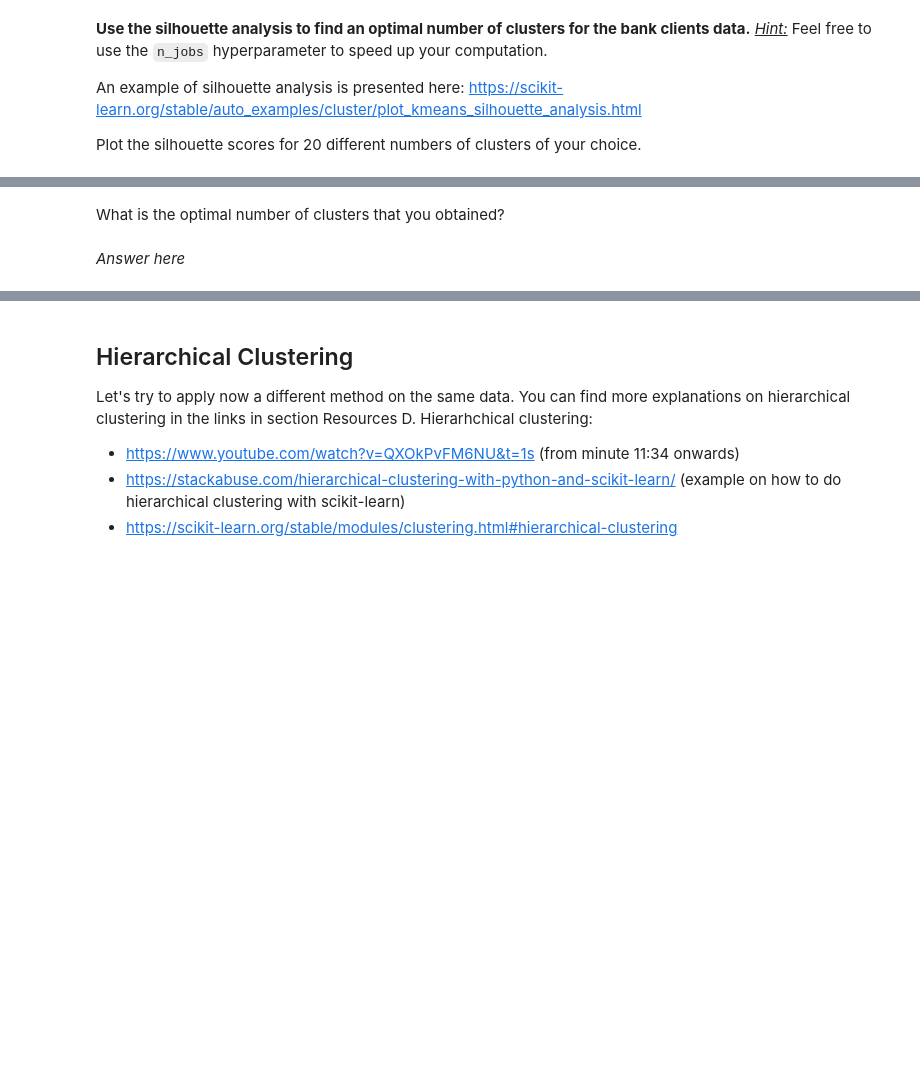
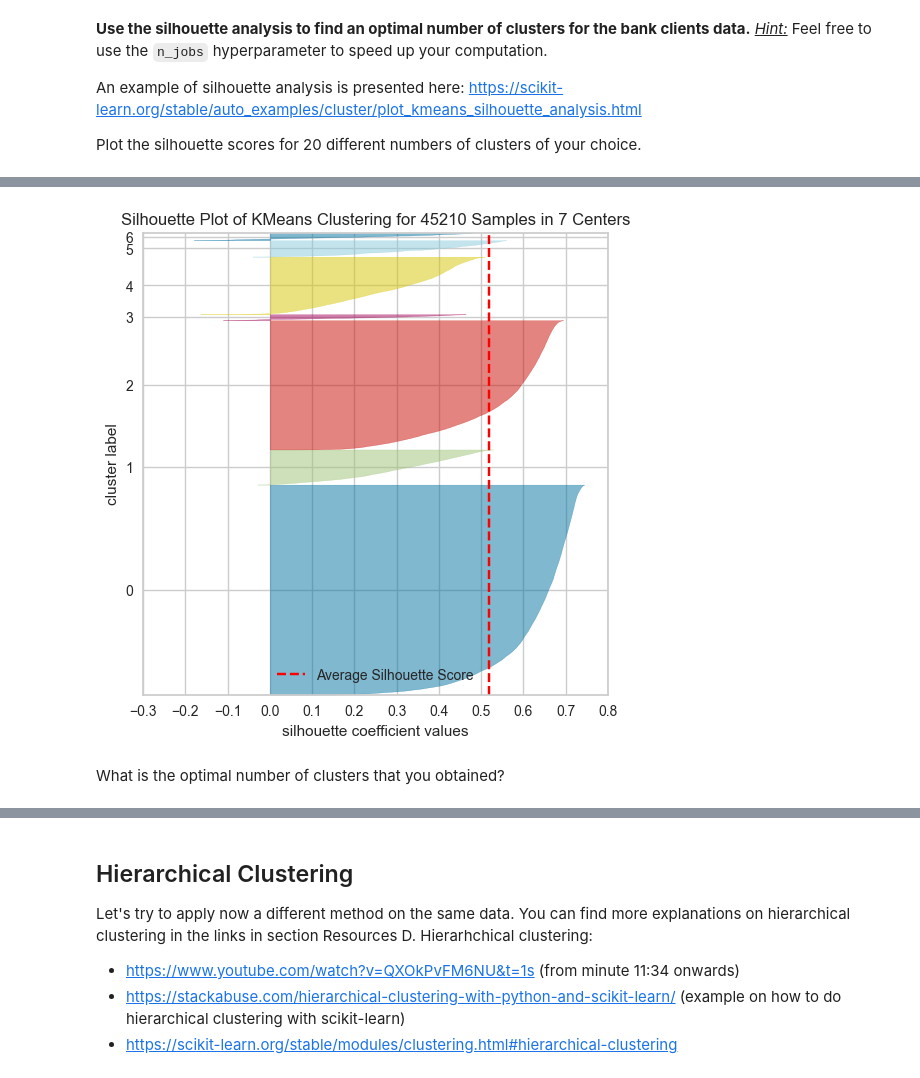
Before and after one commit to Emeline-C-C/ML_campusskills, a Jupyter notebook: ML2_Classification et Clustering/ML2.3_clustering_intro/notebook/Clustering_v2.ipynb, the cells around one changed output, grey strips where cells are left out. Saved outputs shown, nothing was run; the diff lists cells and outputs as text; code cells hidden in the pictures; blank space fills up the shorter version.

```diff
--- a/ML2_Classification et Clustering/ML2.3_clustering_intro/notebook/Clustering_v2.ipynb
+++ b/ML2_Classification et Clustering/ML2.3_clustering_intro/notebook/Clustering_v2.ipynb
@@ -354,4 +465,12 @@ Plot the silhouette scores for 20 different numbers of clusters of your choice.
+# %%
+plt.figure(figsize=(6,6))
+
+km = KMeans(n_clusters=7,random_state=42)
+visualizer = SilhouetteVisualizer(km, colors='yellowbrick')
+
+visualizer.fit(df_norm)
+visualizer.finalize()
+# %% [output]
+[figure, added]
 # %% [markdown]
 What is the optimal number of clusters that you obtained?
-# %% [markdown]
-*Answer here*
```
Also changed, not shown: parts of 62 cells of this notebook, 1 other file.
